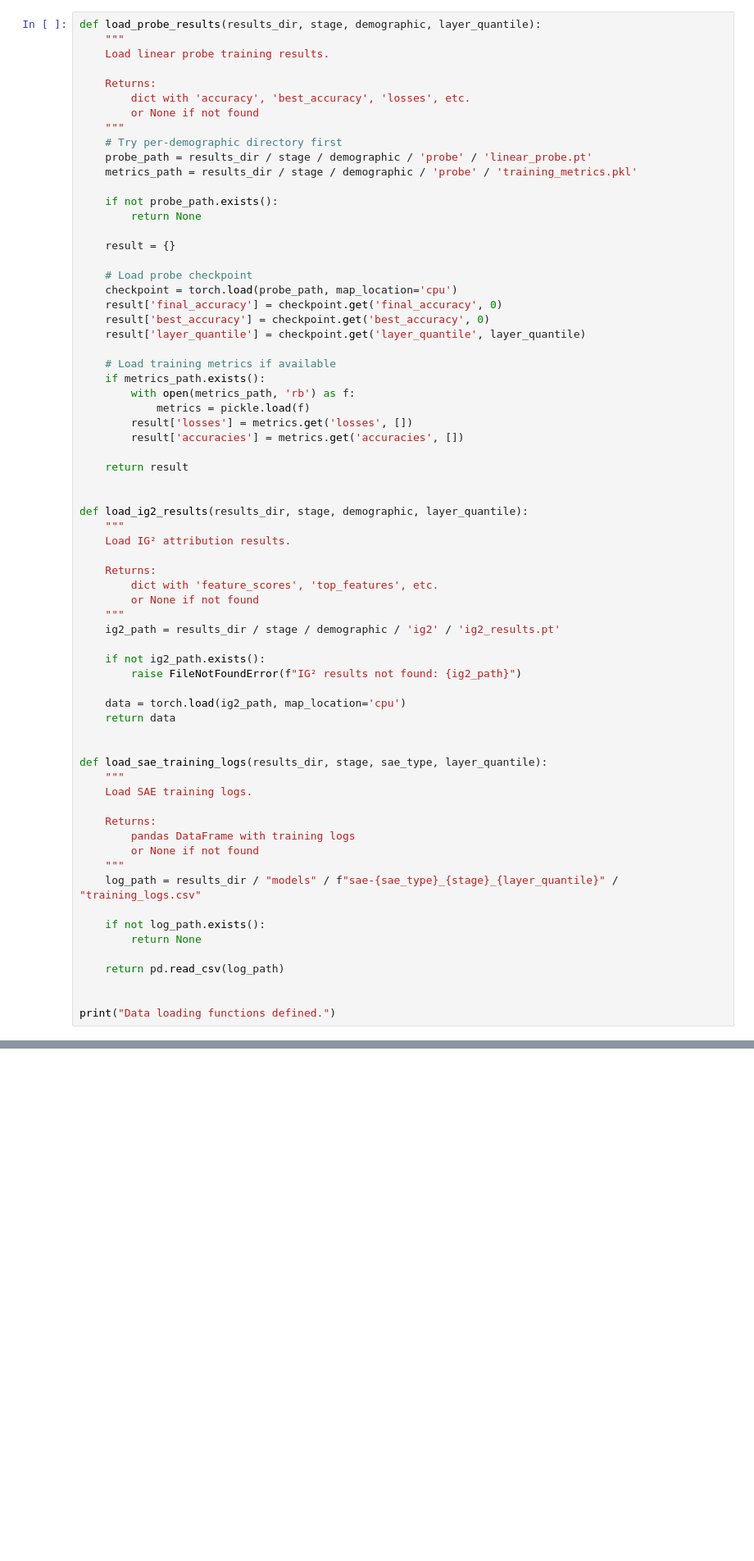
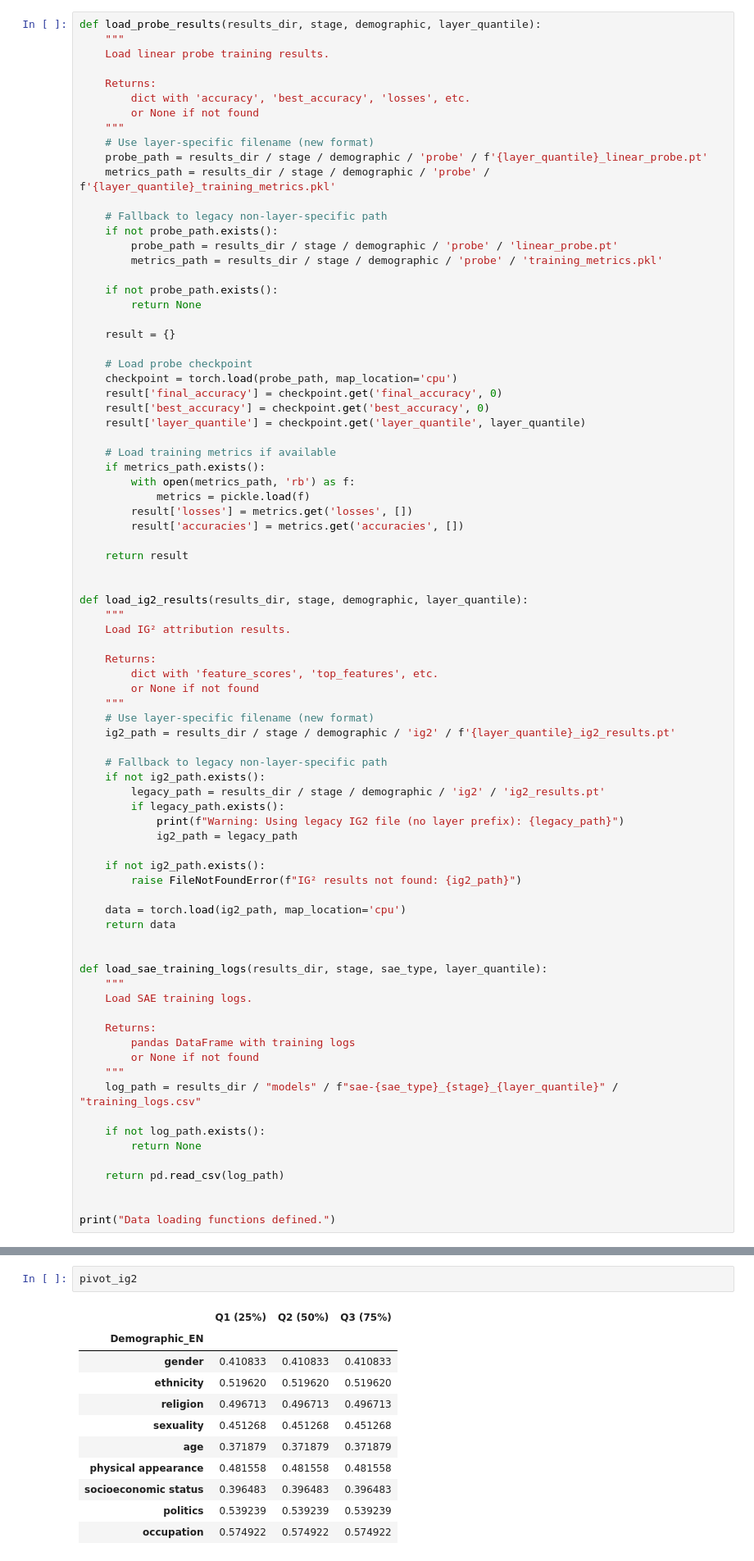
Before and after one commit to youngjinss/Korean-Bias-SAE, a Jupyter notebook: notebooks/visualizations/06_visualize_layer_demographic_comparison.ipynb, the cells around one changed output, grey strips where cells are left out. Shown: that part at 82% size. Saved outputs shown, nothing was run; the diff lists cells and outputs as text; blank space fills up the shorter version.

Commit message:
layer별 파일 불러오기 수정

```diff
--- a/notebooks/visualizations/06_visualize_layer_demographic_comparison.ipynb
+++ b/notebooks/visualizations/06_visualize_layer_demographic_comparison.ipynb
@@ -110,9 +110,14 @@ def load_probe_results(results_dir, stage, demographic, layer_quantile):
         dict with 'accuracy', 'best_accuracy', 'losses', etc.
         or None if not found
     """
-    # Try per-demographic directory first
-    probe_path = results_dir / stage / demographic / 'probe' / 'linear_probe.pt'
-    metrics_path = results_dir / stage / demographic / 'probe' / 'training_metrics.pkl'
+    # Use layer-specific filename (new format)
+    probe_path = results_dir / stage / demographic / 'probe' / f'{layer_quantile}_linear_probe.pt'
+    metrics_path = results_dir / stage / demographic / 'probe' / f'{layer_quantile}_training_metrics.pkl'
+
+    # Fallback to legacy non-layer-specific path
+    if not probe_path.exists():
+        probe_path = results_dir / stage / demographic / 'probe' / 'linear_probe.pt'
+        metrics_path = results_dir / stage / demographic / 'probe' / 'training_metrics.pkl'
 
     if not probe_path.exists():
         return None
@@ -143,7 +148,15 @@ def load_ig2_results(results_dir, stage, demographic, layer_quantile):
         dict with 'feature_scores', 'top_features', etc.
         or None if not found
     """
-    ig2_path = results_dir / stage / demographic / 'ig2' / 'ig2_results.pt'
+    # Use layer-specific filename (new format)
+    ig2_path = results_dir / stage / demographic / 'ig2' / f'{layer_quantile}_ig2_results.pt'
+
+    # Fallback to legacy non-layer-specific path
+    if not ig2_path.exists():
+        legacy_path = results_dir / stage / demographic / 'ig2' / 'ig2_results.pt'
+        if legacy_path.exists():
+            print(f"Warning: Using legacy IG2 file (no layer prefix): {legacy_path}")
+            ig2_path = legacy_path
 
     if not ig2_path.exists():
         raise FileNotFoundError(f"IG² results not found: {ig2_path}")
@@ -499,3 +565,17 @@ if len(df_ig2) > 0:
+# %%
+pivot_ig2
+# %% [output]
+|  | Q1 (25%) | Q2 (50%) | Q3 (75%) |
+| Demographic_EN |  |  |  |
+| gender | 0.410833 | 0.410833 | 0.410833 |
+| ethnicity | 0.519620 | 0.519620 | 0.519620 |
+| religion | 0.496713 | 0.496713 | 0.496713 |
+| sexuality | 0.451268 | 0.451268 | 0.451268 |
+| age | 0.371879 | 0.371879 | 0.371879 |
+| physical appearance | 0.481558 | 0.481558 | 0.481558 |
+| socioeconomic status | 0.396483 | 0.396483 | 0.396483 |
+| politics | 0.539239 | 0.539239 | 0.539239 |
+| occupation | 0.574922 | 0.574922 | 0.574922 |
 # %%
 if len(df_ig2) > 0:
     # Top-K mean IG² scores comparison with English labels
```
Also changed, not shown: parts of 13 cells of this notebook, 5 other files.
